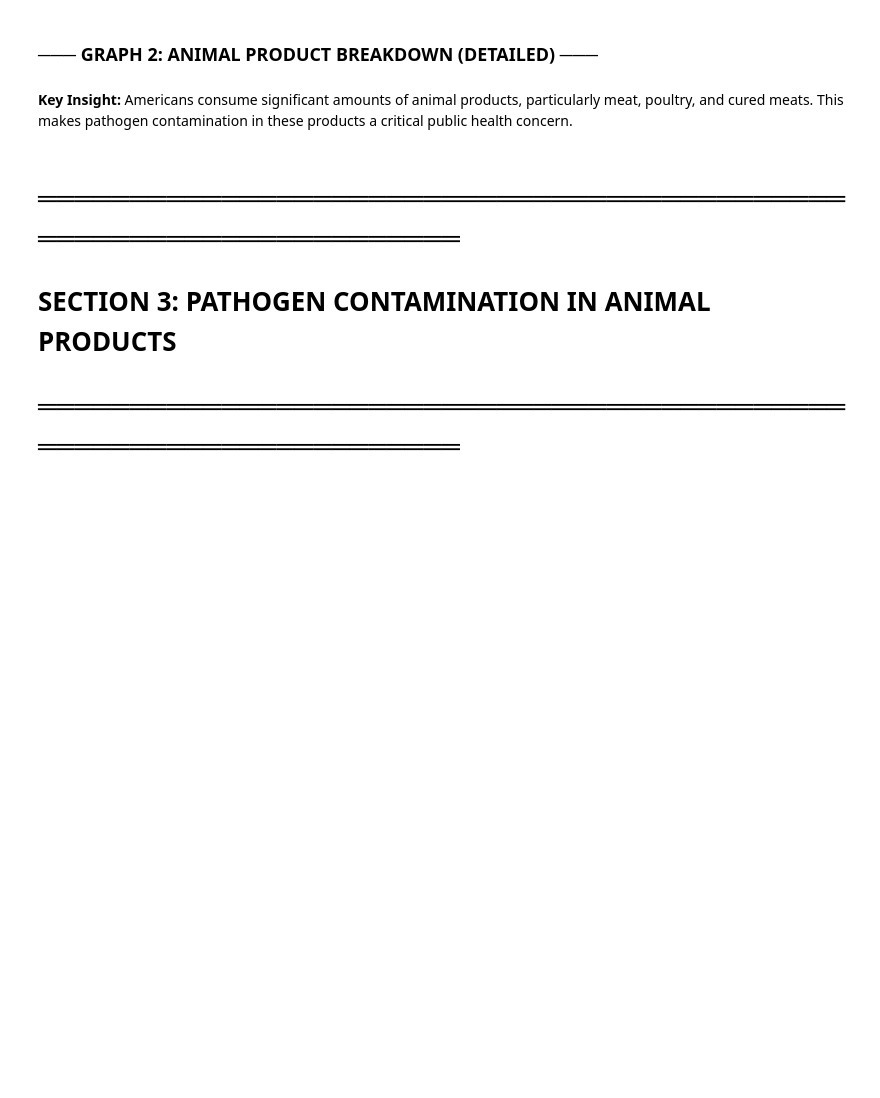
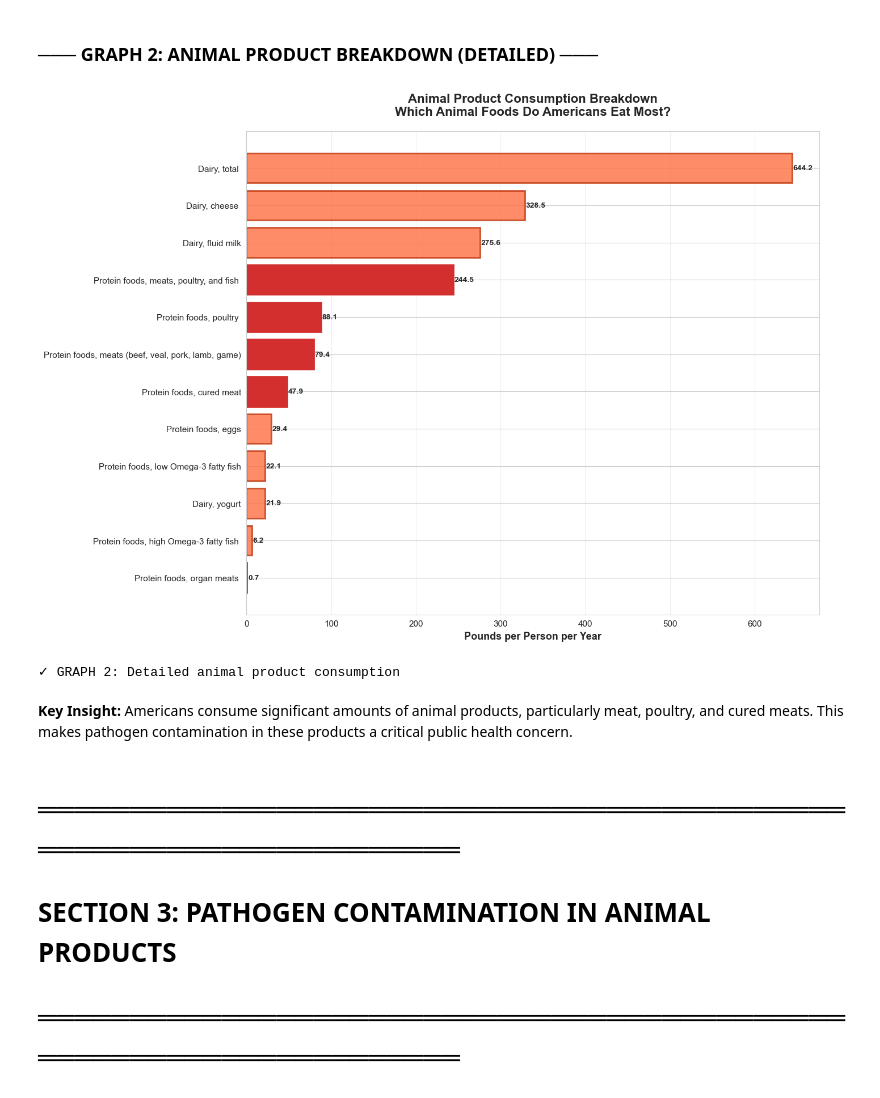
Before and after one commit to emilcecarlisa/listeria-tracker, a Jupyter notebook: visualizations/comprehensiveDashboard.ipynb, the cells around one changed output. Saved outputs shown, nothing was run; the diff lists cells and outputs as text; code cells hidden in the pictures; blank space fills up the shorter version.

Commit message:
Modifying summary graphs

```diff
--- a/visualizations/comprehensiveDashboard.ipynb
+++ b/visualizations/comprehensiveDashboard.ipynb
@@ -133,6 +165,6 @@ Before analyzing contamination, we need to understand consumption patterns. This
 # %%
 # Load consumption data
-consumption_df = pd.read_csv('/content/drive/MyDrive/Colab Notebooks/listeria-tracker/data/usFoodGroupIntakesBySource.csv')
+consumption_df = pd.read_csv(f'{DATA_PATH}/usFoodGroupIntakesBySource.csv')
 
 print("✓ Consumption data loaded")
 print(f"  Records: {len(consumption_df):,}")
@@ -225,54 +297,65 @@ print("\n✓ GRAPH 1 complete: Plant vs Animal consumption breakdown")
 # %%
 # GRAPH 2: Detailed breakdown of animal products
 animal_products = consumption_recent[consumption_recent['food_type'] == 'Animal'].copy()
-animal_products = animal_products.sort_values('Value', ascending=True)
-animal_products['lbs_per_year'] = animal_products['Value'] * 365 / 16
+
+# Aggregate by food group (sum across different food sources)
+animal_products_agg = animal_products.groupby('Food group')['oz_equivalent'].sum().reset_index()
+animal_products_agg = animal_products_agg.sort_values('oz_equivalent', ascending=True)
+animal_products_agg['lbs_per_year'] = animal_products_agg['oz_equivalent'] * 365 / 16
 
 fig, ax = plt.subplots(figsize=(14, 10))
 
 # Create horizontal bar chart
 bars = ax.barh(
-    animal_products['Food group'],
-    animal_products['lbs_per_year'],
+    range(len(animal_products_agg)),  # Use explicit integer positions
+    animal_products_agg['lbs_per_year'],
     color='#FF7043',
     alpha=0.8,
     edgecolor='#BF360C',
     linewidth=2
 )
 
+# Set y-tick labels to food group names
+ax.set_yticks(range(len(animal_products_agg)))
+ax.set_yticklabels(animal_products_agg['Food group'].values)
+
 # Highlight specific categories
 highlight_keywords = ['cured', 'poultry', 'meat']
-for i, (idx, row) in enumerate(animal_products.iterrows()):
-    food_lower = str(row['Food group']).lower()
+for i in range(len(animal_products_agg)):
+    food_lower = str(animal_products_agg.iloc[i]['Food group']).lower()
     if any(kw in food_lower for kw in highlight_keywords):
         bars[i].set_color('#D32F2F')
         bars[i].set_alpha(1.0)
 
 ax.set_xlabel('Pounds per Person per Year', fontsize=13, weight='bold')
 ax.set_title(
     'Animal Product Consumption Breakdown\nWhich Animal Foods Do Americans Eat Most?',
     fontsize=16,
     weight='bold',
     pad=20
 )
 ax.grid(axis='x', alpha=0.3)
 
-# Add data labels
-for i, (idx, row) in enumerate(animal_products.iterrows()):
+# Add data labels - using explicit indexing
+for i in range(len(animal_products_agg)):
+    lbs_value = animal_products_agg.iloc[i]['lbs_per_year']
     ax.text(
-        row['lbs_per_year'] + 1,
+        lbs_value + 1,
         i,
-        f"{row['lbs_per_year']:.1f}",
+        f"{lbs_value:.1f}",
         va='center',
         fontsize=10,
         weight='bold'
     )
 
 plt.tight_layout()
 plt.savefig('graph2_animal_products_detailed.png', dpi=300, bbox_inches='tight')
 plt.show()
 
-print("\n✓ GRAPH 2 complete: Detailed animal product consumption")
+print("\n✓ GRAPH 2: Detailed animal product consumption")
+# %% [output]
+[figure, added]
+✓ GRAPH 2: Detailed animal product consumption
 # %% [markdown]
 **Key Insight:** Americans consume significant amounts of animal products, particularly meat, poultry, and cured meats. This makes pathogen contamination in these products a critical public health concern.
 # %% [markdown]
```
Also changed, not shown: parts of 22 cells of this notebook, 12 other files.
